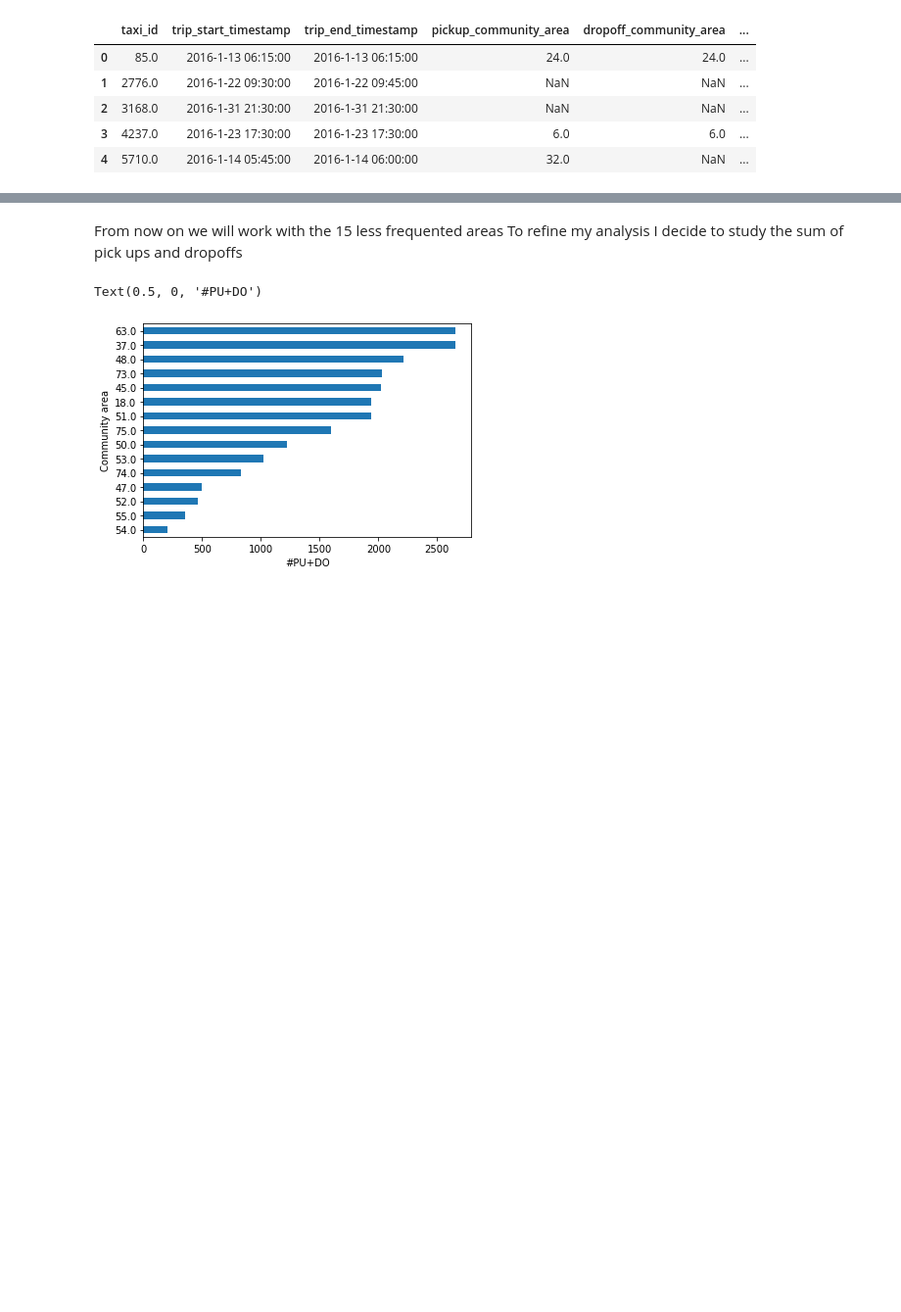
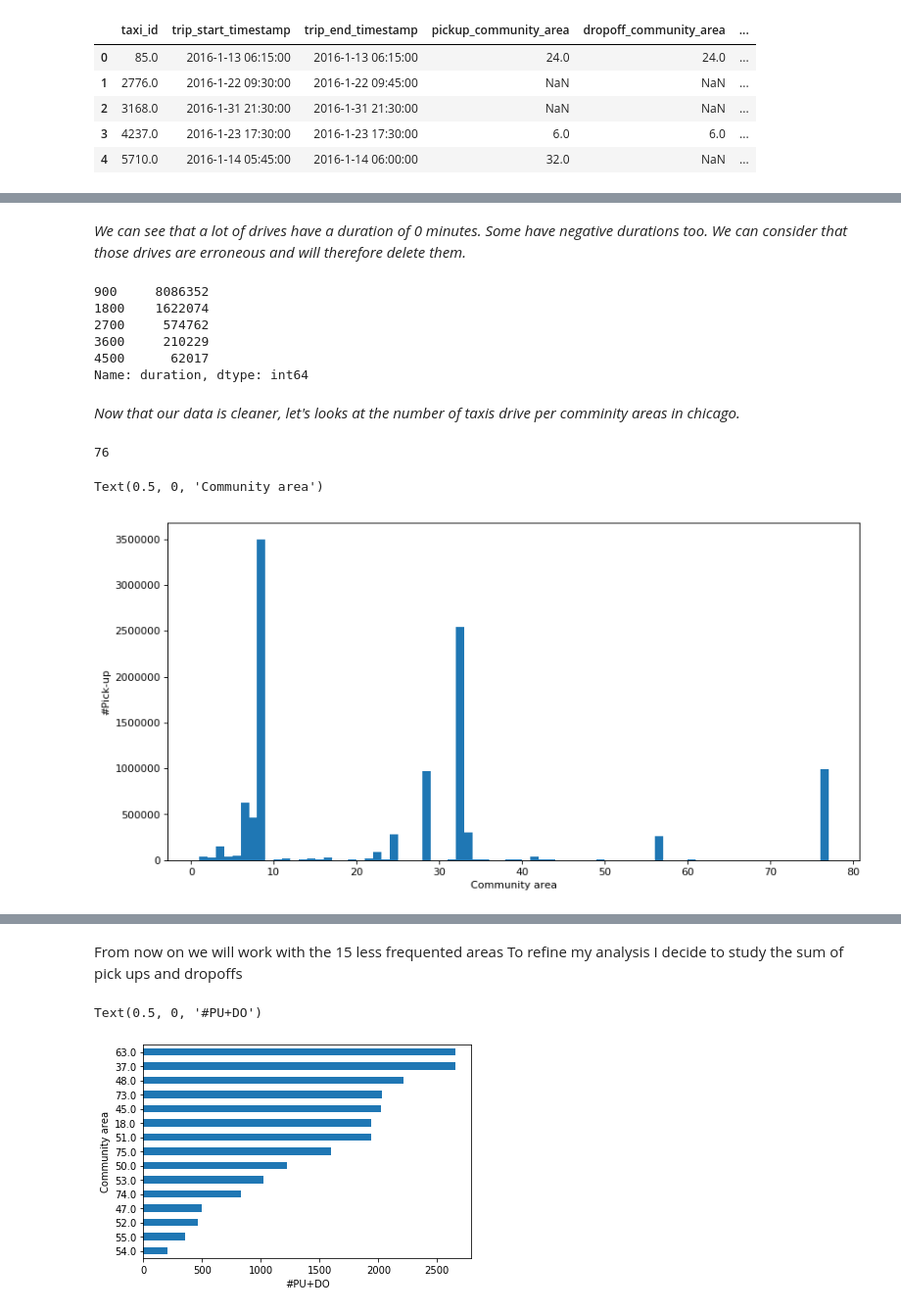
Before and after one commit to pierreschutz/ADA_Project, a Jupyter notebook: taxi_rides.ipynb, the cells around one changed output, grey strips where cells are left out. Shown at 98% size. Drawn from its saved outputs; the diff is of its cells as text; code cells hidden in the pictures; blank space fills up the shorter version.

```diff
--- a/taxi_rides.ipynb
+++ b/taxi_rides.ipynb
@@ -191,0 +188,5 @@ Float64Index([ 8.0, 32.0, 28.0,  6.0,  7.0, 24.0, 76.0, 33.0,  3.0, 22.0, 56.0,
+# %%
+taxi_rides_init['taxi_id'] = taxi_rides_init['taxi_id'].apply(lambda x : int(x))
+taxi_rides_init['pickup_community_area'] = taxi_rides_init['pickup_community_area'].apply(lambda x : int(x))
+taxi_rides_init['dropoff_community_area'] = taxi_rides_init['dropoff_community_area'].apply(lambda x : int(x))
+taxi_rides_init['duration'] = taxi_rides_init['duration'].apply(lambda x : int(x))
@@ -191,0 +207,13 @@ Float64Index([ 8.0, 32.0, 28.0,  6.0,  7.0, 24.0, 76.0, 33.0,  3.0, 22.0, 56.0,
+# %% [markdown]
+_We can see that a lot of drives have a duration of 0 minutes. Some have negative durations too. We can consider that those drives are erroneous and will therefore delete them._
+# %%
+taxi_rides_init = taxi_rides_init[taxi_rides_init['duration'] > 0]
+# %%
+taxi_rides_init['duration'].value_counts().head()
+# %% [output]
+900     8086352
+1800    1622074
+2700     574762
+3600     210229
+4500      62017
+Name: duration, dtype: int64
@@ -191,0 +223,26 @@ Float64Index([ 8.0, 32.0, 28.0,  6.0,  7.0, 24.0, 76.0, 33.0,  3.0, 22.0, 56.0,
+# %% [markdown]
+_Now that our data is cleaner, let's looks at the number of taxis drive per comminity areas in chicago._
+# %%
+# First, let's save the data in a pickle file that we can reuse in the future
+# If file exists then load it
+try:
+    taxi_rides = pickle.load(open(CHICAGO_TAXI_RIDES_PATH + "taxi_rides.pickle", "rb"))
+# Otherwise create it
+except (OSError, IOError) as e:
+    taxi_rides = taxi_rides_init
+    pickle.dump(taxi_rides, open(CHICAGO_TAXI_RIDES_PATH + "taxi_rides.pickle", "wb"))
+# %%
+community_area_min = min(np.min(data["pickup_community_area"]), np.min(data["dropoff_community_area"]))
+community_area_max = max(np.max(data["pickup_community_area"]), np.max(data["dropoff_community_area"]))
+community_area_range = int(community_area_max - community_area_min)
+community_area_range
+# %% [output]
+76
+# %%
+plt.figure(figsize=(12, 6), dpi = 80)
+ax, _, _ = plt.hist(taxi_rides["pickup_community_area"], bins = community_area_range)
+plt.ylabel('#Pick-up')
+plt.xlabel('Community area')
+# %% [output]
+Text(0.5, 0, 'Community area')
+[figure, added]
```
Also changed, not shown: parts of 61 cells of this notebook, 5 other files.
